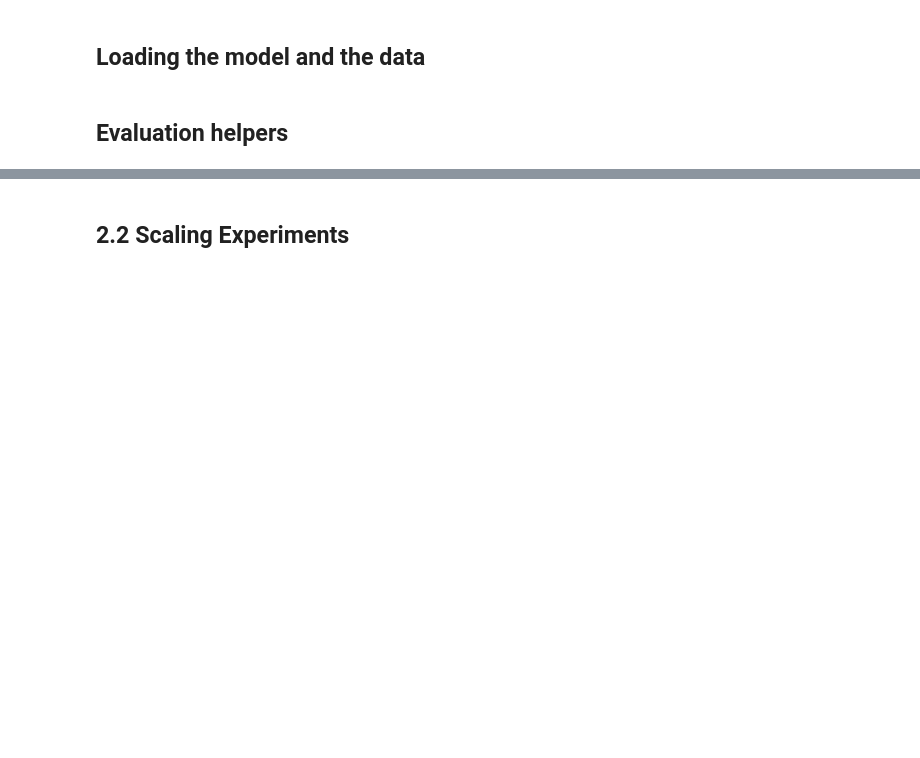
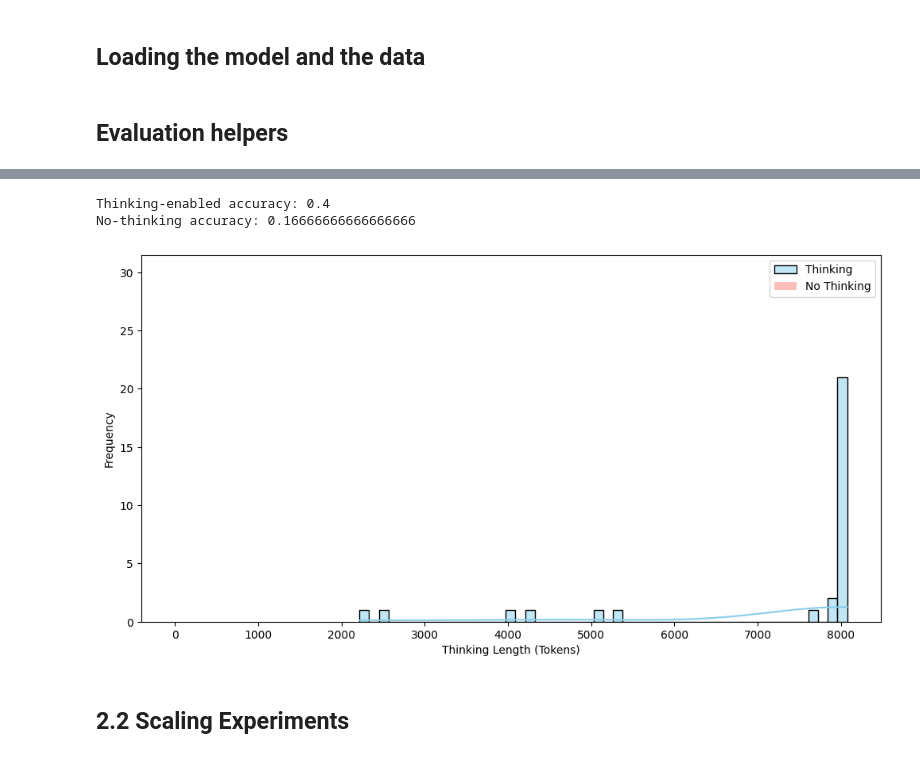
Before and after one commit to shobhit-05/cse493s-spring26-hw1, a Jupyter notebook: part_2.ipynb, the cells around one changed output, grey strips where cells are left out. Drawn from its saved outputs; the diff is of its cells as text; code cells hidden in the pictures; blank space fills up the shorter version.

```diff
--- a/part_2.ipynb
+++ b/part_2.ipynb
@@ -21,7 +27,7 @@ HF_TOKEN = userdata.get('HF_TOKEN')
 MODEL_NAME = "Qwen/Qwen3-4B"
 # or allenai/Olmo-3-7B-Thinking
 DATASET_NAME = "OpenRLHF/aime-2024"
-MAX_NEW_TOKENS = 8192 # Reduced from 16384 to mitigate memory issues
+MAX_NEW_TOKENS = 34000
 # %% [markdown]
 ## Loading the model and the data
 # %%
@@ -31,15 +37,14 @@ import sys
 # Using vLLM instead for faster inference
 dtype = "float16" if torch.cuda.is_available() else "float32"
 
-# Redirect stdout and stderr to os.devnull temporarily to avoid fileno() error
+#avoid fileno() error in google colab
 original_stdout = sys.stdout
 original_stderr = sys.stderr
 sys.stdout = open(os.devnull, 'w')
 sys.stderr = open(os.devnull, 'w')
 
 try:
-    # Decreasing max_model_len to fit available GPU memory
-    llm       = LLM(model=MODEL_NAME, dtype=dtype, max_model_len=MAX_NEW_TOKENS, hf_token=HF_TOKEN)
+    llm = LLM(model=MODEL_NAME, dtype=dtype, max_model_len=MAX_NEW_TOKENS, hf_token=HF_TOKEN, gpu_memory_utilization=0.99)
 finally:
     sys.stdout.close()
     sys.stderr.close()
@@ -272,20 +236,22 @@ print(results_df_no_thinking["thinking_length"].describe())
 # %%
 print(f'Thinking-enabled accuracy: {results_df["correct"].mean()}')
 print(f'No-thinking accuracy: {results_df_no_thinking["correct"].mean()}')
+
+results_df.to_csv("results_df.csv", index=False)
+results_df_no_thinking.to_csv("results_df_no_thinking.csv", index=False)
+# %% [output]
+Thinking-enabled accuracy: 0.4
+No-thinking accuracy: 0.16666666666666666
 # %%
 import matplotlib.pyplot as plt
 import seaborn as sns
 
 plt.figure(figsize=(12, 6))
-
-# Histogram for Thinking-enabled mode
-sns.histplot(results_df['thinking_length'], bins=50, color='skyblue', label='Thinking Enabled', kde=True)
-
-# Histogram for No-thinking mode (will likely be all 0s)
+sns.histplot(results_df['thinking_length'], bins=50, color='skyblue', label='Thinking', kde=True)
 sns.histplot(results_df_no_thinking['thinking_length'], bins=50, color='salmon', label='No Thinking', kde=True)
-
-plt.title('Distribution of Thinking Lengths (in Tokens) for Both Inference Modes')
 plt.xlabel('Thinking Length (Tokens)')
 plt.ylabel('Frequency')
 plt.legend()
-plt.show()
+plt.tight_layout(); plt.savefig("hist_lthink.png", dpi=150); plt.show()
+# %% [output]
+[figure, added]
```
Also changed, not shown: parts of 16 cells of this notebook.
